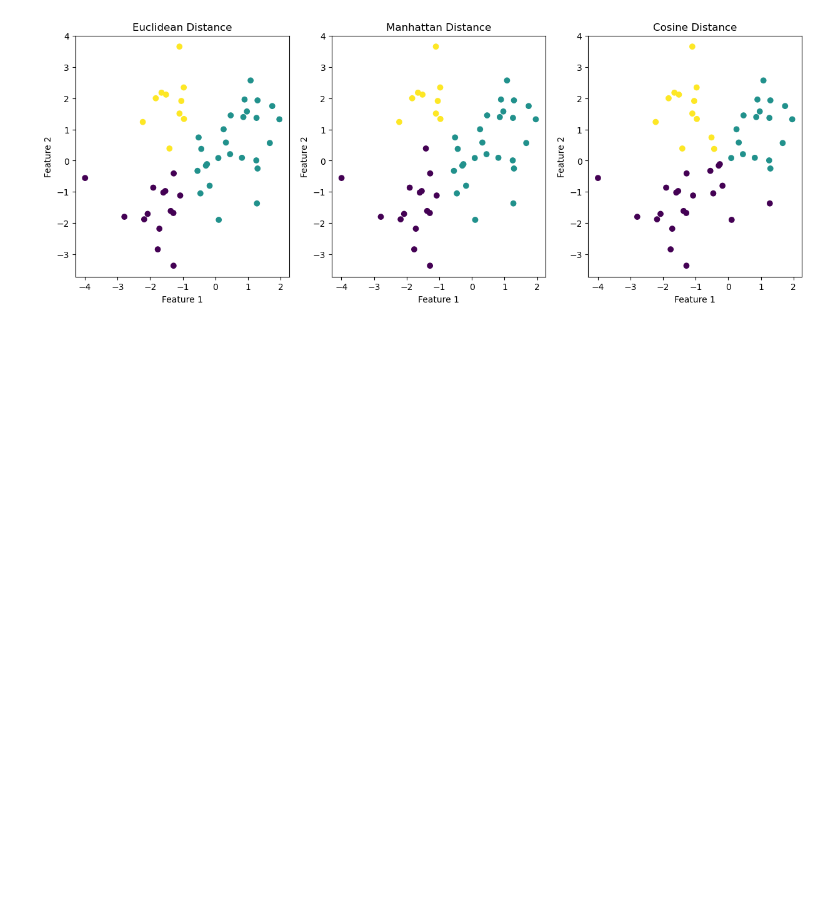
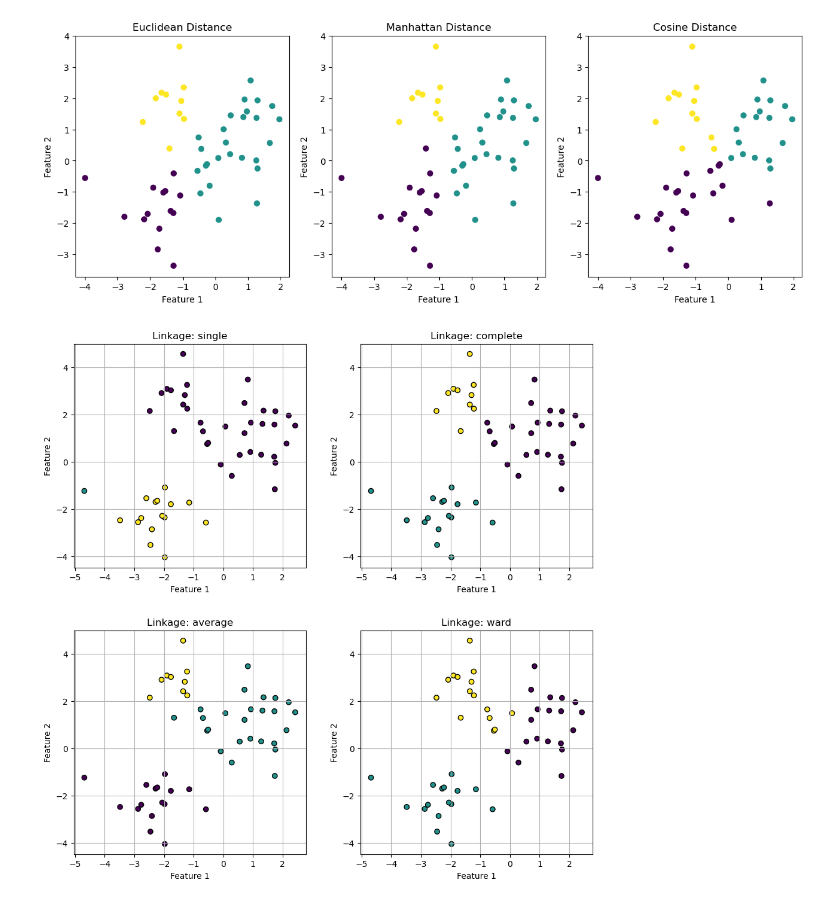
Before and after one commit to Amoako419/Clustering, a Jupyter notebook: Hierarchical_clustering.ipynb, the cells around one changed output. Drawn from its saved outputs; the diff is of its cells as text; code cells hidden in the pictures; blank space fills up the shorter version.

Commit message:
code updated with linkages

```diff
--- a/Hierarchical_clustering.ipynb
+++ b/Hierarchical_clustering.ipynb
@@ -322,3 +322,40 @@ axs[2].set_ylabel('Feature 2')
 plt.show()
 # %% [output]
 [figure]
+# %%
+import numpy as np
+import matplotlib.pyplot as plt
+from sklearn.datasets import make_blobs
+from sklearn.cluster import AgglomerativeClustering
+
+# Generate synthetic data with a set seed for reproducibility
+X, _ = make_blobs(n_samples=50, centers=3, center_box=(-3, 3), random_state=42)
+
+# Define the different linkage methods to be compared
+linkage_methods = ['single', 'complete', 'average', 'ward']
+
+# Create subplots with 2 rows and 2 columns
+fig, axs = plt.subplots(2, 2, figsize=(10, 10))
+
+# Flatten the axs array for easier indexing
+axs = axs.flatten()
+
+# Loop through each linkage method and apply Agglomerative Clustering
+for i, linkage in enumerate(linkage_methods):
+    # Initialize AgglomerativeClustering with 3 clusters using one of the provided linkage methods
+    clustering = AgglomerativeClustering(n_clusters=3, linkage=linkage)
+    # Fit and predict labels
+    labels = clustering.fit_predict(X)
+
+    # Plot the clusters (complete the plotting code using the correct variables)
+    axs[i].scatter(X[:, 0], X[:, 1], c=labels, cmap='viridis', marker='o', edgecolor='k')
+    axs[i].set_title(f'Linkage: {linkage}')
+    axs[i].set_xlabel('Feature 1')
+    axs[i].set_ylabel('Feature 2')
+    axs[i].grid(True)
+
+# Show the plot
+plt.tight_layout(pad=3)
+plt.show()
+# %% [output]
+[figure, added]
```
Also changed, not shown: parts of 2 cells of this notebook.
